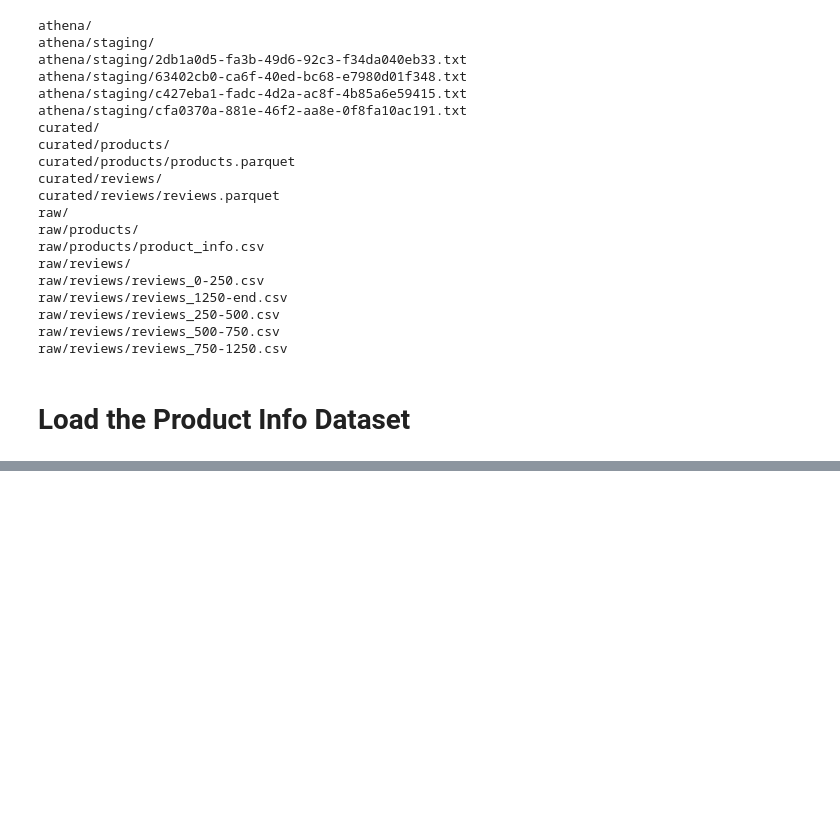
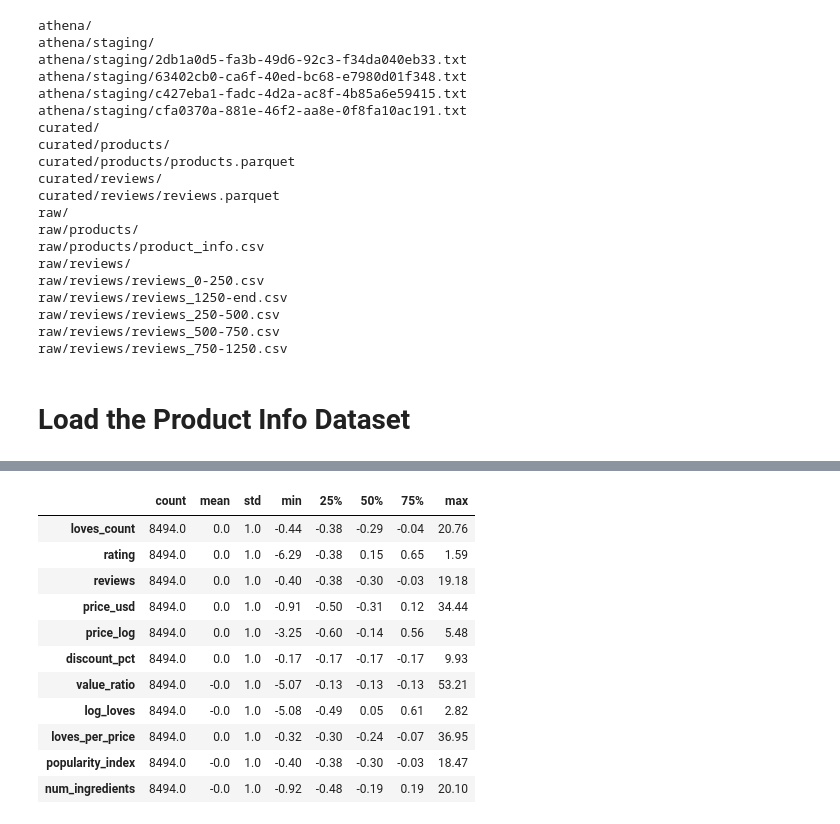
Before and after one commit to xuany823/ads508-FinalProject-Team1, a Jupyter notebook: Data Transformation and Engineering.ipynb, the cells around one changed output, grey strips where cells are left out. Cells and saved outputs as stored; diff of their text form; code cells hidden in the pictures; blank space fills up the shorter version.

```diff
--- a/Data Transformation and Engineering.ipynb
+++ b/Data Transformation and Engineering.ipynb
@@ -59,0 +396,26 @@ df_products.head()
+# %%
+# 1. Calculate the number of ingredients
+# We strip the brackets and quotes from the string representation before splitting
+df_products['num_ingredients'] = df_products['ingredients'].apply(
+    lambda x: len(str(x).replace('[', '').replace(']', '').split(',')) if x != "NA" else 0
+)
+
+# 2. Extract top 100 ingredient features using Bag-of-Words (CountVectorizer)
+vectorizer = CountVectorizer(max_features=100, stop_words='english')
+
+# Ensure we use the string version of the ingredients for the vectorizer
+ingredient_text = df_products['ingredients'].astype(str)
+ingredient_matrix = vectorizer.fit_transform(ingredient_text)
+
+# 3. Convert the matrix into a DataFrame and join it back to df_products
+ingredient_df = pd.DataFrame(
+    ingredient_matrix.toarray(),
+    columns=[f"ingred_{name}" for name in vectorizer.get_feature_names_out()]
+)
+
+# Reset index to ensure proper alignment during concatenation
+df_products = pd.concat([df_products.reset_index(drop=True), ingredient_df], axis=1)
+
+# Verify the new columns
+print(f"Total columns after ingredient engineering: {len(df_products.columns)}")
+df_products[['product_name', 'num_ingredients']].head()
@@ -59,0 +442,28 @@ df_products.head()
+# %%
+# 1. Select the numerical columns that need scaling
+# We exclude binary/dummy columns (0/1) as they are already bounded
+cols_to_scale = [
+    'loves_count', 'rating', 'reviews', 'price_usd',
+    'price_log', 'discount_pct', 'value_ratio',
+    'log_loves', 'loves_per_price', 'popularity_index', 'num_ingredients'
+]
+
+# 2. Initialize and apply the StandardScaler
+scaler = StandardScaler()
+df_products[cols_to_scale] = scaler.fit_transform(df_products[cols_to_scale])
+
+# 3. Verify the transformation (Means should be approx 0 and Std should be 1)
+df_products[cols_to_scale].describe().round(2).T
+# %% [output]
+|  | count | mean | std | min | 25% | 50% | 75% | max |
+| loves_count | 8494.0 | 0.0 | 1.0 | -0.44 | -0.38 | -0.29 | -0.04 | 20.76 |
+| rating | 8494.0 | 0.0 | 1.0 | -6.29 | -0.38 | 0.15 | 0.65 | 1.59 |
+| reviews | 8494.0 | 0.0 | 1.0 | -0.40 | -0.38 | -0.30 | -0.03 | 19.18 |
+| price_usd | 8494.0 | 0.0 | 1.0 | -0.91 | -0.50 | -0.31 | 0.12 | 34.44 |
+| price_log | 8494.0 | 0.0 | 1.0 | -3.25 | -0.60 | -0.14 | 0.56 | 5.48 |
+| discount_pct | 8494.0 | 0.0 | 1.0 | -0.17 | -0.17 | -0.17 | -0.17 | 9.93 |
+| value_ratio | 8494.0 | -0.0 | 1.0 | -5.07 | -0.13 | -0.13 | -0.13 | 53.21 |
+| log_loves | 8494.0 | -0.0 | 1.0 | -5.08 | -0.49 | 0.05 | 0.61 | 2.82 |
+| loves_per_price | 8494.0 | 0.0 | 1.0 | -0.32 | -0.30 | -0.24 | -0.07 | 36.95 |
+| popularity_index | 8494.0 | -0.0 | 1.0 | -0.40 | -0.38 | -0.30 | -0.03 | 18.47 |
+| num_ingredients | 8494.0 | -0.0 | 1.0 | -0.92 | -0.48 | -0.19 | 0.19 | 20.10 |
```
Also changed, not shown: parts of 45 cells of this notebook.
